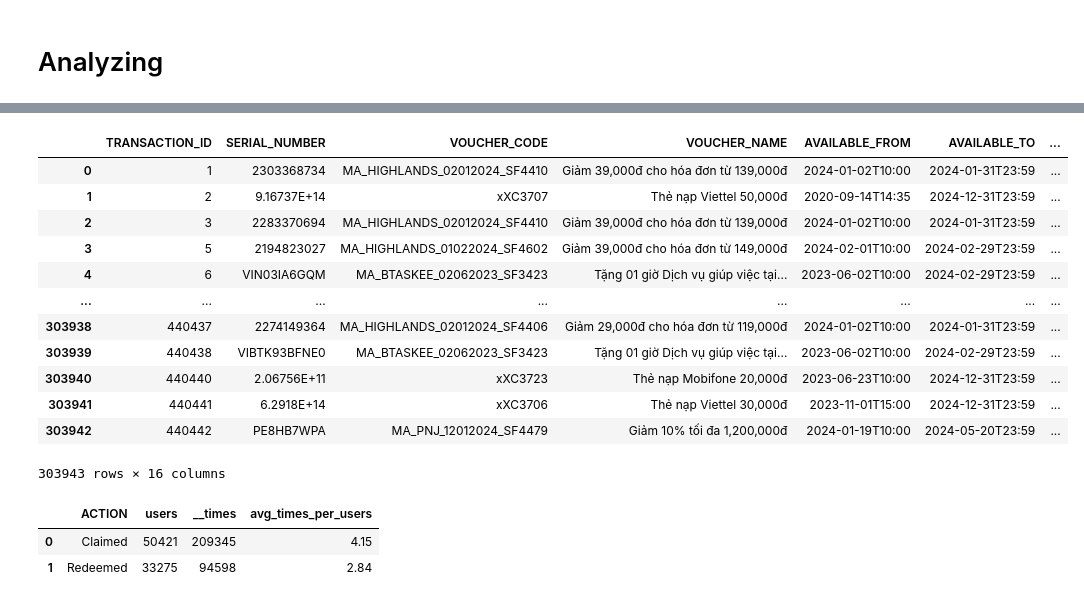
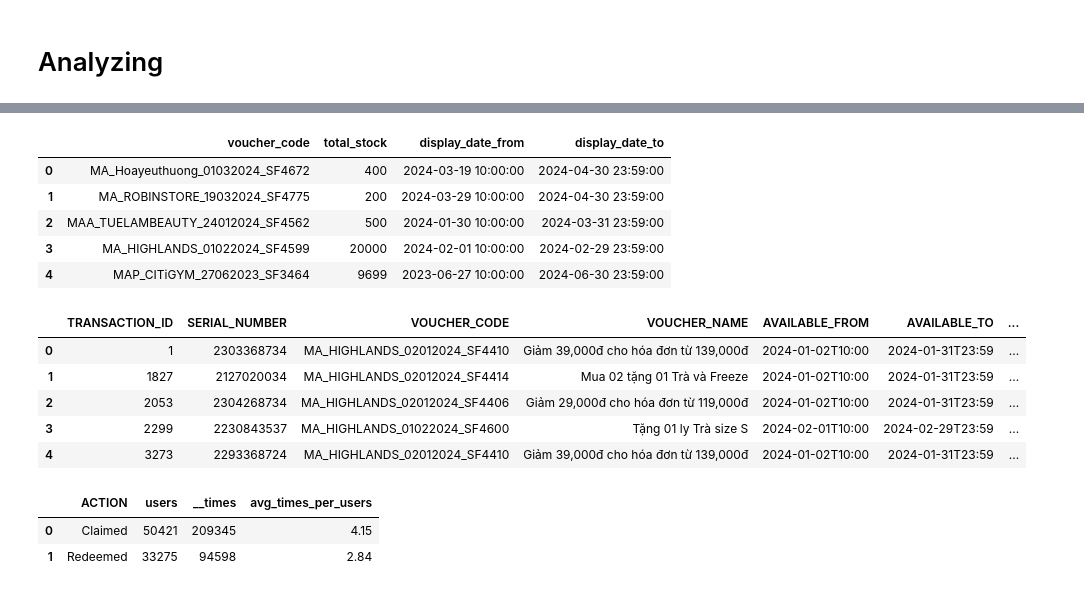
Before and after one commit to hoangsuperpower/myproject, a Jupyter notebook: SDA.ipynb, the cells around one changed output, grey strips where cells are left out. Saved outputs shown, nothing was run; the diff lists cells and outputs as text; code cells hidden in the pictures.

```diff
--- a/SDA.ipynb
+++ b/SDA.ipynb
@@ -463,8 +463,7 @@ merchant_cate = df_merchant.loc[df_merchant['MERCHANT_CODE'].isin(duplicates.ind
 
 test = dup_merchant_fact.merge(dup_merchant_scheme, on = ['VOUCHER_CODE'])
 
-# Set your OpenAI API key
-co = cohere.Client("PMSWrMct6wJusGXFYRBkuAmtMCR0QRR0lRvD6pFD")
+co = cohere.Client("INSERT_YOUR_SECRET_KEY")
 
 def get_gpt_response(prompt):
     response = co.chat(
@@ -645,0 +621,7 @@ df_merchant_sum_up
+# %%
+try:
+    df_user = pd.read_csv(r'C:\Users\CPU11988_LOCAL\OneDrive\Download\df_user.csv')
+except:
+    df_user = pd.read_csv(r'C:\Users\hoang\OneDrive\Download\df_user.csv')
+
+df_user.head(5)
@@ -645,0 +635,7 @@ df_merchant_sum_up
+# %%
+try:
+    df_scheme = pd.read_csv(r'C:\Users\CPU11988_LOCAL\OneDrive\Download\df_scheme.csv')
+except:
+    df_scheme = pd.read_csv(r'C:\Users\hoang\OneDrive\Download\df_scheme.csv')
+
+df_scheme.head(5)
@@ -646,22 +649,31 @@ df_merchant_sum_up
+# %%
+try:
+    df_voucher = pd.read_csv(r'C:\Users\CPU11988_LOCAL\OneDrive\Download\df_voucher.csv')
+except:
+    df_voucher = pd.read_csv(r'C:\Users\hoang\OneDrive\Download\df_voucher.csv')
+df_voucher['display_date_from'] = pd.to_datetime(df_voucher['display_date_from'])
+df_voucher['display_date_to'] = pd.to_datetime(df_voucher['display_date_to'])
+
+df_voucher.head(5)
+# %% [output]
+|  | voucher_code | total_stock | display_date_from | display_date_to |
+| 0 | MA_Hoayeuthuong_01032024_SF4672 | 400 | 2024-03-19 10:00:00 | 2024-04-30 23:59:00 |
+| 1 | MA_ROBINSTORE_19032024_SF4775 | 200 | 2024-03-29 10:00:00 | 2024-04-30 23:59:00 |
+| 2 | MAA_TUELAMBEAUTY_24012024_SF4562 | 500 | 2024-01-30 10:00:00 | 2024-03-31 23:59:00 |
+| 3 | MA_HIGHLANDS_01022024_SF4599 | 20000 | 2024-02-01 10:00:00 | 2024-02-29 23:59:00 |
+| 4 | MAP_CITiGYM_27062023_SF3464 | 9699 | 2023-06-27 10:00:00 | 2024-06-30 23:59:00 |
 # %%
 final = df_fact.merge(df_merchant_sum_up.loc[:,['VOUCHER_CODE','description','category','sub_category']], on = ['VOUCHER_CODE'], how = 'left')
 final = final.merge(df_scheme.loc[:,['discount_type','discount_amount','discount_percent','VOUCHER_CODE']], on = ['VOUCHER_CODE'], how = 'left')
-
-final
+final = final.merge(df_user, left_on = ['USER_ID'], right_on = ['user_id']).drop(columns = ['user_id'])
+final.head(5)
 # %% [output]
 |  | TRANSACTION_ID | SERIAL_NUMBER | VOUCHER_CODE | VOUCHER_NAME | AVAILABLE_FROM | AVAILABLE_TO | ... |
 | 0 | 1 | 2303368734 | MA_HIGHLANDS_02012024_SF4410 | Giảm 39,000đ cho hóa đơn từ 139,000đ | 2024-01-02T10:00 | 2024-01-31T23:59 | ... |
-| 1 | 2 | 9.16737E+14 | xXC3707 | Thẻ nạp Viettel 50,000đ | 2020-09-14T14:35 | 2024-12-31T23:59 | ... |
-| 2 | 3 | 2283370694 | MA_HIGHLANDS_02012024_SF4410 | Giảm 39,000đ cho hóa đơn từ 139,000đ | 2024-01-02T10:00 | 2024-01-31T23:59 | ... |
-| 3 | 5 | 2194823027 | MA_HIGHLANDS_01022024_SF4602 | Giảm 39,000đ cho hóa đơn từ 149,000đ | 2024-02-01T10:00 | 2024-02-29T23:59 | ... |
-| 4 | 6 | VIN03IA6GQM | MA_BTASKEE_02062023_SF3423 | Tặng 01 giờ Dịch vụ giúp việc tại... | 2023-06-02T10:00 | 2024-02-29T23:59 | ... |
-| ... | ... | ... | ... | ... | ... | ... | ... |
-| 303938 | 440437 | 2274149364 | MA_HIGHLANDS_02012024_SF4406 | Giảm 29,000đ cho hóa đơn từ 119,000đ | 2024-01-02T10:00 | 2024-01-31T23:59 | ... |
-| 303939 | 440438 | VIBTK93BFNE0 | MA_BTASKEE_02062023_SF3423 | Tặng 01 giờ Dịch vụ giúp việc tại... | 2023-06-02T10:00 | 2024-02-29T23:59 | ... |
-| 303940 | 440440 | 2.06756E+11 | xXC3723 | Thẻ nạp Mobifone 20,000đ | 2023-06-23T10:00 | 2024-12-31T23:59 | ... |
-| 303941 | 440441 | 6.2918E+14 | xXC3706 | Thẻ nạp Viettel 30,000đ | 2023-11-01T15:00 | 2024-12-31T23:59 | ... |
-| 303942 | 440442 | PE8HB7WPA | MA_PNJ_12012024_SF4479 | Giảm 10% tối đa 1,200,000đ | 2024-01-19T10:00 | 2024-05-20T23:59 | ... |
+| 1 | 1827 | 2127020034 | MA_HIGHLANDS_02012024_SF4414 | Mua 02 tặng 01 Trà và Freeze | 2024-01-02T10:00 | 2024-01-31T23:59 | ... |
+| 2 | 2053 | 2304268734 | MA_HIGHLANDS_02012024_SF4406 | Giảm 29,000đ cho hóa đơn từ 119,000đ | 2024-01-02T10:00 | 2024-01-31T23:59 | ... |
+| 3 | 2299 | 2230843537 | MA_HIGHLANDS_01022024_SF4600 | Tặng 01 ly Trà size S | 2024-02-01T10:00 | 2024-02-29T23:59 | ... |
+| 4 | 3273 | 2293368724 | MA_HIGHLANDS_02012024_SF4410 | Giảm 39,000đ cho hóa đơn từ 139,000đ | 2024-01-02T10:00 | 2024-01-31T23:59 | ... |
-303943 rows × 16 columns
 # %%
 sum_up = final.groupby('ACTION', as_index = False).agg(
     users = ('USER_ID', lambda x: len(set(x))),
```
Also changed, not shown: parts of 15 cells of this notebook.
